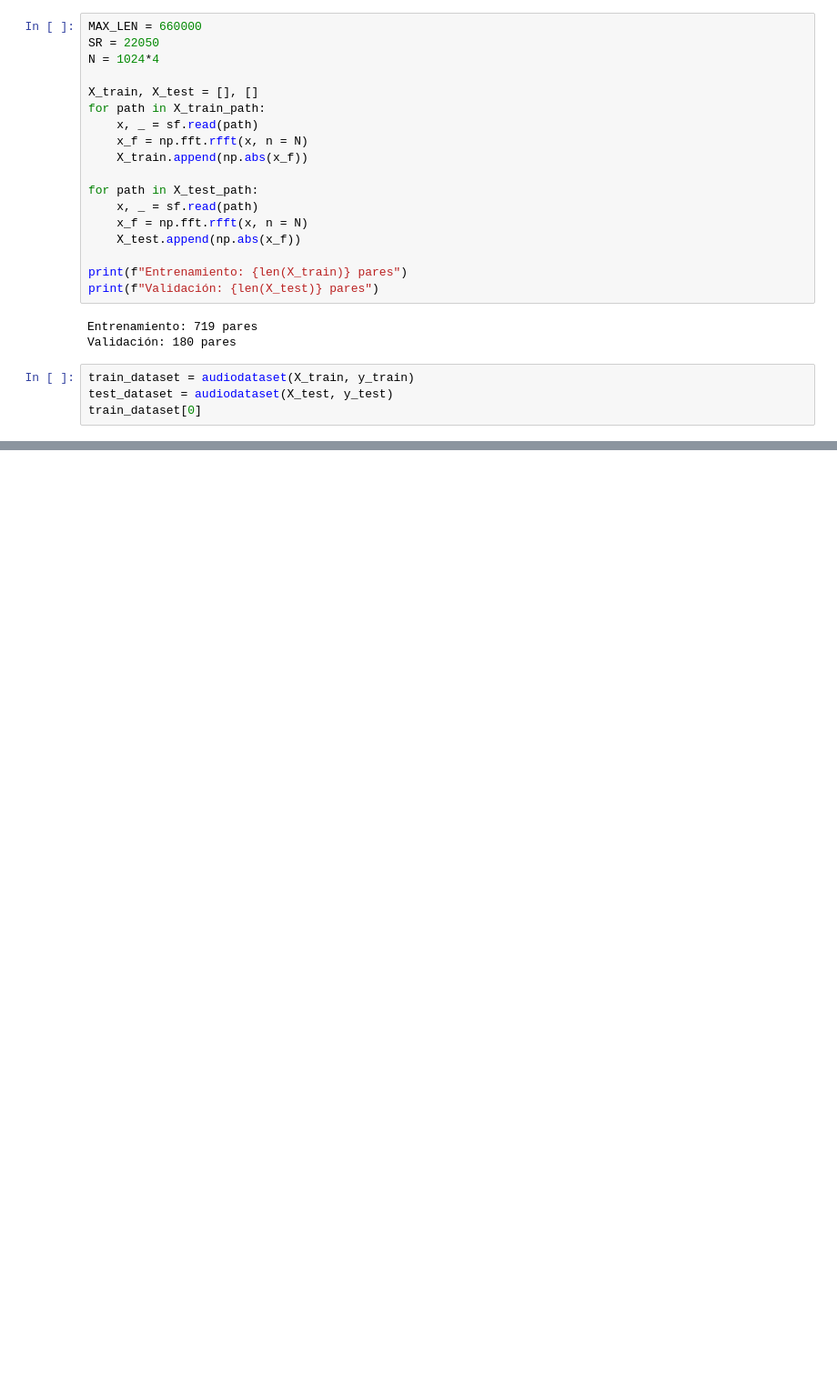
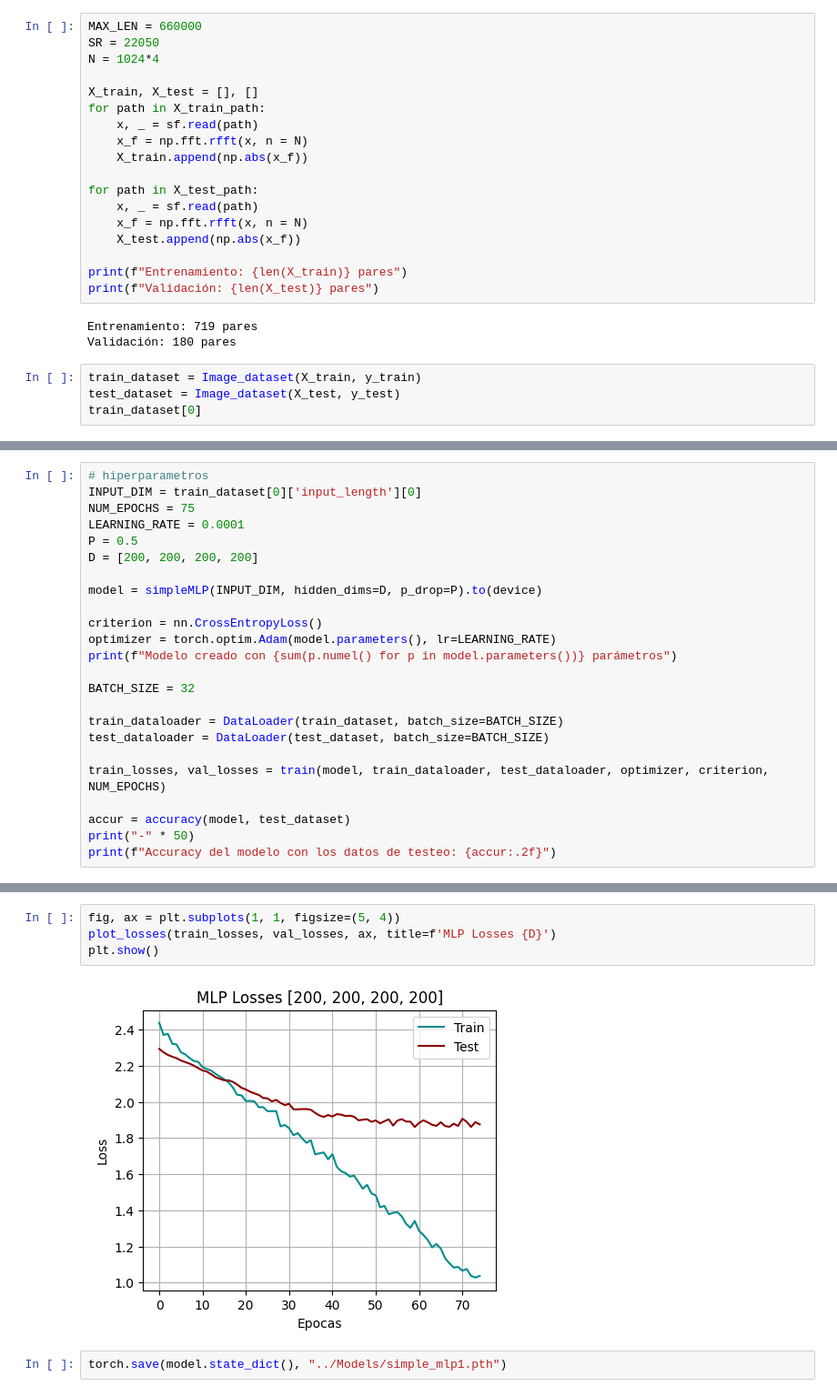
Before and after one commit to aaronbernal28/DeepMusicGenreClassifier, a Jupyter notebook: notebooks/simple_model.ipynb, the cells around one changed output, grey strips where cells are left out. Shown: that part at 91% size. Cells and saved outputs as stored; diff of their text form; blank space fills up the shorter version.

Commit message:
simple_model closed

```diff
--- a/notebooks/simple_model.ipynb
+++ b/notebooks/simple_model.ipynb
@@ -55,8 +55,8 @@ print(f"Validación: {len(X_test)} pares")
 Entrenamiento: 719 pares
 Validación: 180 pares
 # %%
-train_dataset = audiodataset(X_train, y_train)
-test_dataset = audiodataset(X_test, y_test)
+train_dataset = Image_dataset(X_train, y_train)
+test_dataset = Image_dataset(X_test, y_test)
 train_dataset[0]
 # %% [output]
 {'input': tensor([0.0866, 0.0819, 0.1581,  ..., 0.0010, 0.0006, 0.0020], device='cuda:0'),
@@ -86,0 +66,24 @@ class modelo2(nn.Module):
+# %%
+# hiperparametros
+INPUT_DIM = train_dataset[0]['input_length'][0]
+NUM_EPOCHS = 75
+LEARNING_RATE = 0.0001
+P = 0.5
+D = [200, 200, 200, 200]
+
+model = simpleMLP(INPUT_DIM, hidden_dims=D, p_drop=P).to(device)
+
+criterion = nn.CrossEntropyLoss()
+optimizer = torch.optim.Adam(model.parameters(), lr=LEARNING_RATE)
+print(f"Modelo creado con {sum(p.numel() for p in model.parameters())} parámetros")
+
+BATCH_SIZE = 32
+
+train_dataloader = DataLoader(train_dataset, batch_size=BATCH_SIZE)
+test_dataloader = DataLoader(test_dataset, batch_size=BATCH_SIZE)
+
+train_losses, val_losses = train(model, train_dataloader, test_dataloader, optimizer, criterion, NUM_EPOCHS)
+
+accur = accuracy(model, test_dataset)
+print("-" * 50)
+print(f"Accuracy del modelo con los datos de testeo: {accur:.2f}")
@@ -87,2 +108,10 @@ class modelo2(nn.Module):
+# %%
+fig, ax = plt.subplots(1, 1, figsize=(5, 4))
+plot_losses(train_losses, val_losses, ax, title=f'MLP Losses {D}')
+plt.show()
+# %% [output]
+[figure, added]
+# %%
+torch.save(model.state_dict(), "../Models/simple_mlp1.pth")
 # %%
 # hiperparametros
```
Also changed, not shown: parts of 13 cells of this notebook, 1 other file.
